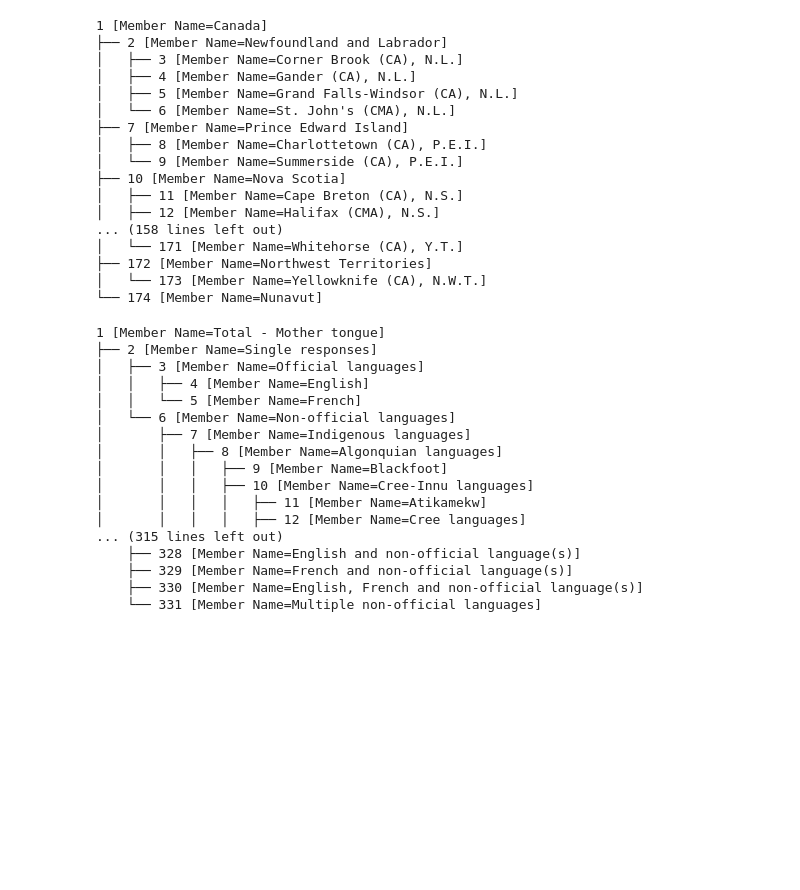
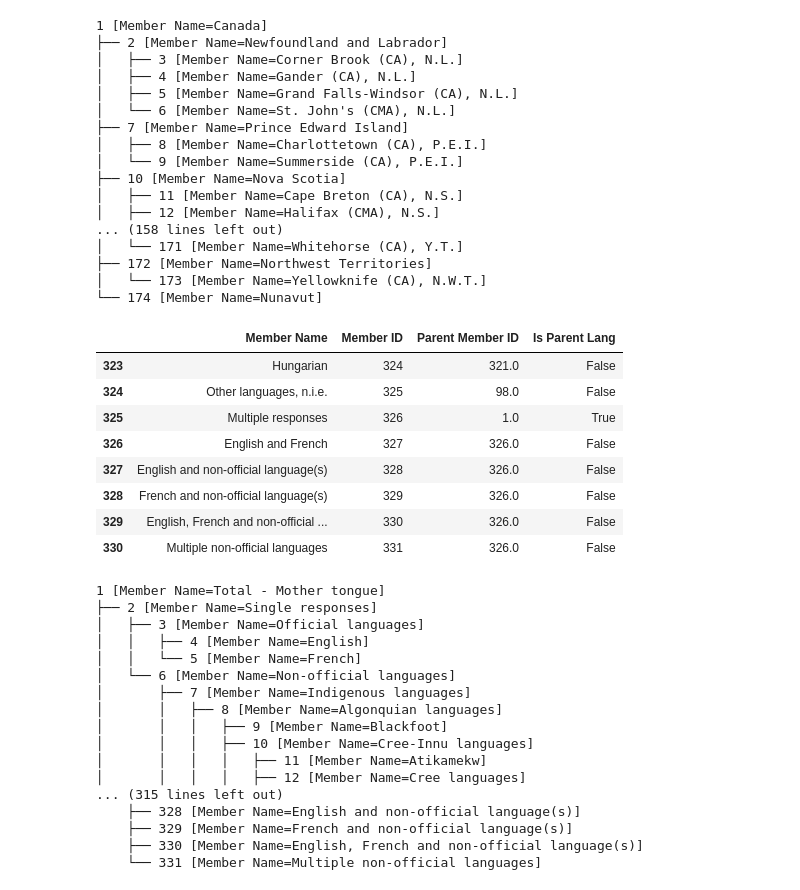
Before and after one commit to GCowderoy/MotherTongues-Canada, a Jupyter notebook: Profiling.ipynb, the cells around one changed output. Saved outputs shown, nothing was run; the diff lists cells and outputs as text; code cells hidden in the pictures; blank space fills up the shorter version.

```diff
--- a/Profiling.ipynb
+++ b/Profiling.ipynb
@@ -185,9 +227,24 @@ geoTree.show(attr_list = ['Member Name'])
 # %%
 motherTonguesMeta_filepath = '/home/grace/Documents/CapstoneProject/MotherTongues-Canada/MetaData_MotherTongue.csv'
 motherTongueData = pd.read_csv(motherTonguesMeta_filepath)
 
 motherTongueData.head()
 motherTongueData = motherTongueData[['Member Name','Member ID','Parent Member ID']]
+
+isLanguage = motherTongueData['Member ID'].isin(motherTongueData['Parent Member ID'])
+
+motherTongueData['Is Parent Lang'] = isLanguage
+motherTongueData.tail(8)
+# %% [output]
+|  | Member Name | Member ID | Parent Member ID | Is Parent Lang |
+| 323 | Hungarian | 324 | 321.0 | False |
+| 324 | Other languages, n.i.e. | 325 | 98.0 | False |
+| 325 | Multiple responses | 326 | 1.0 | True |
+| 326 | English and French | 327 | 326.0 | False |
+| 327 | English and non-official language(s) | 328 | 326.0 | False |
+| 328 | French and non-official language(s) | 329 | 326.0 | False |
+| 329 | English, French and non-official ... | 330 | 326.0 | False |
+| 330 | Multiple non-official languages | 331 | 326.0 | False |
 # %%
 motherTongueTree = dataframe_to_tree_by_relation(motherTongueData,'Member ID','Parent Member ID')
 motherTongueTree.show(attr_list = ['Member Name'])
```
Also changed, not shown: parts of 5 cells of this notebook.
